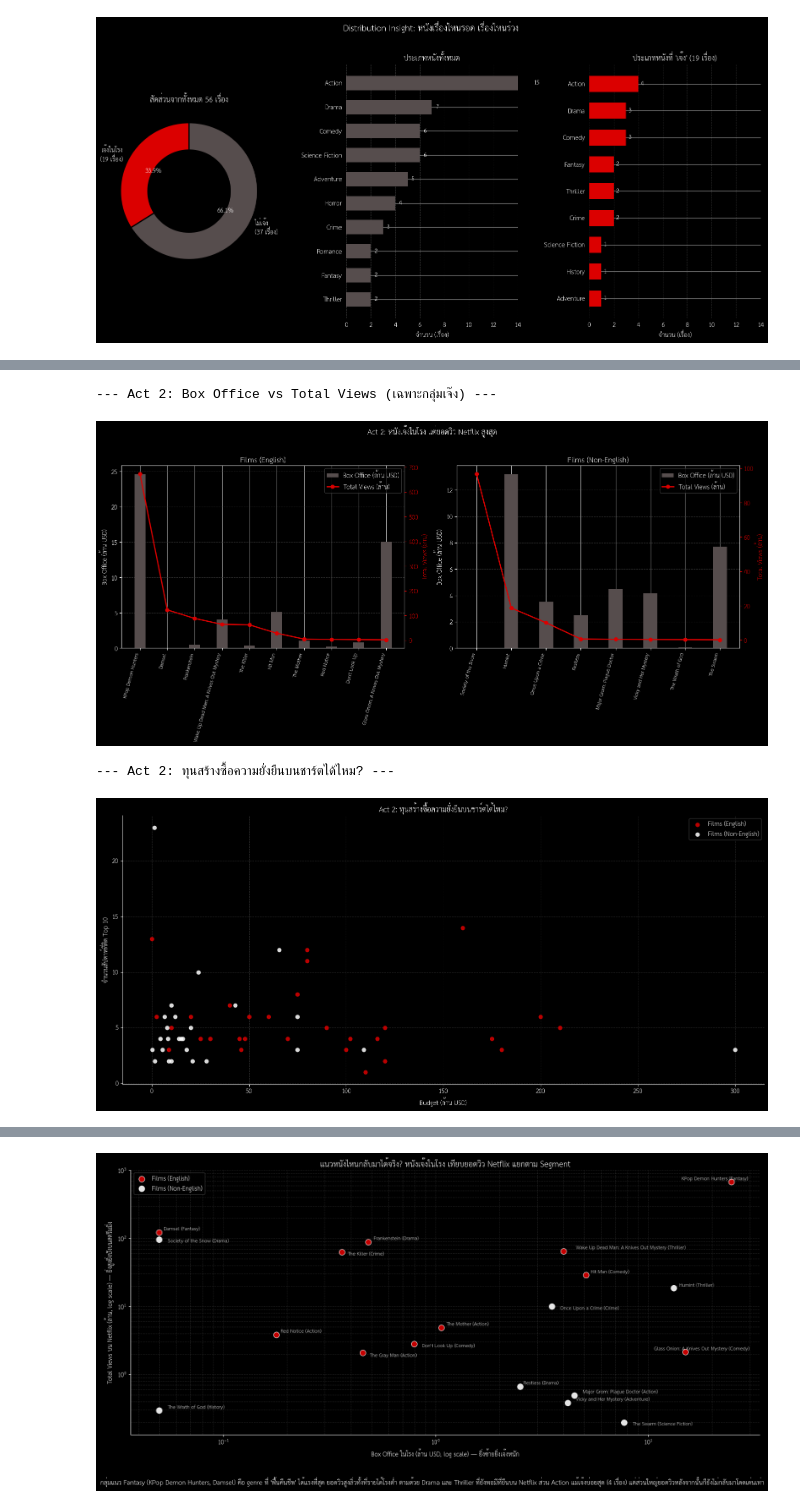
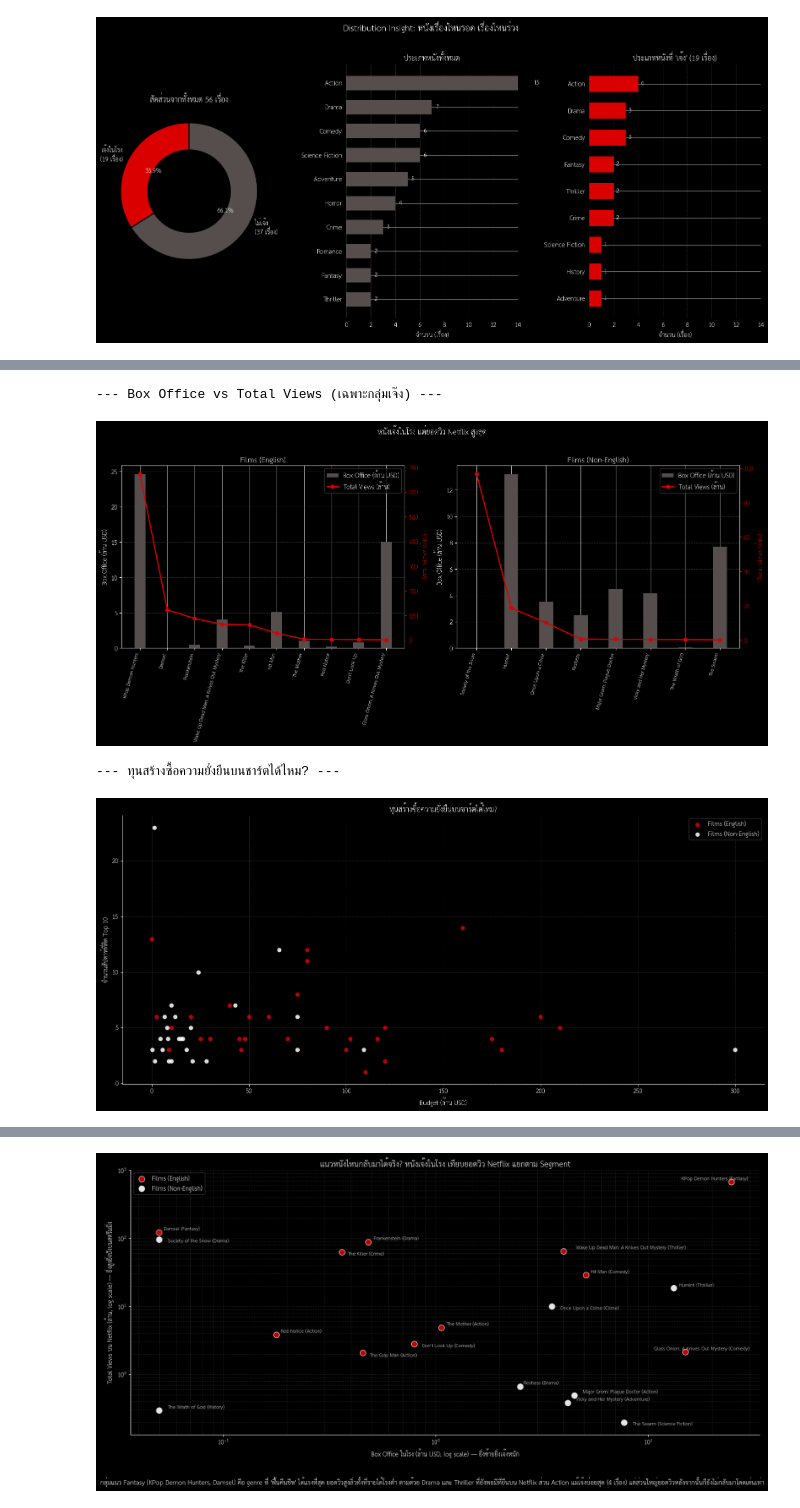
Before and after one commit to tr33yut/-Netflix-, a Jupyter notebook: ์Netflix.ipynb, the cells around one changed output, grey strips where cells are left out. Cells and saved outputs as stored; diff of their text form; code cells hidden in the pictures.

```diff
--- a/์Netflix.ipynb
+++ b/์Netflix.ipynb
@@ -291,6 +291,6 @@ Films (Non-English)                  0.763             0.548
 <Figure size 900x500 with 0 Axes>
 # %%
-print("\n--- Act 2: Box Office vs Total Views (เฉพาะกลุ่มเจ๊ง) ---")
+print("\n---Box Office vs Total Views (เฉพาะกลุ่มเจ๊ง) ---")
 # ปรับขนาดภาพเป็น (16, 7.5) ให้เท่ากันกับกราฟอื่น ๆ
 fig, axes = plt.subplots(1, 2, figsize=(16, 7.5))
 fig.patch.set_facecolor('#000000')
@@ -333,13 +333,13 @@ for ax, s in zip(axes, segments):
 
 axes[0].set_ylabel("Box Office (ล้าน USD)", color=text_color)
 axes[1].set_ylabel("Total Views (ล้าน)", color=text_color)
-fig.suptitle("Act 2: หนังเจ๊งในโรง แต่ยอดวิว Netflix สูงสุด", color=text_color, y=1.02)
+fig.suptitle("หนังเจ๊งในโรง แต่ยอดวิว Netflix สูงสุด", color=text_color, y=1.02)
 fig.tight_layout()
 fig.savefig(f"{OUT_DIR}/act2_boxoffice_vs_views_by_segment.png", dpi=150, facecolor=fig.get_facecolor())
 plt.show()
 plt.close(fig)
 
-print("\n--- Act 2: ทุนสร้างซื้อความยั่งยืนบนชาร์ตได้ไหม? ---")
+print("\n--- ทุนสร้างซื้อความยั่งยืนบนชาร์ตได้ไหม? ---")
 # ปรับขนาดภาพเป็น (16, 7.5) ให้เท่ากันกับกราฟอื่น ๆ
 fig, ax = plt.subplots(figsize=(16, 7.5))
 fig.patch.set_facecolor('#000000')
@@ -354,7 +354,7 @@ for i, s in enumerate(segments):
 
 ax.set_xlabel("Budget (ล้าน USD)", color=text_color)
 ax.set_ylabel("จำนวนสัปดาห์ที่ติด Top 10", color=text_color)
-ax.set_title("Act 2: ทุนสร้างซื้อความยั่งยืนบนชาร์ตได้ไหม?", color=text_color)
+ax.set_title("ทุนสร้างซื้อความยั่งยืนบนชาร์ตได้ไหม?", color=text_color)
 ax.grid(color=line_color, linestyle='--', zorder=0, alpha=0.7)
 ax.spines["bottom"].set_color(text_color)
 ax.spines["left"].set_color(text_color)
@@ -375,5 +375,5 @@ plt.close(fig)
 # %%
-print("\n--- Act 2: Box Office vs Total Views (เฉพาะกลุ่มเจ๊ง) ---")
+print("\n--- Box Office vs Total Views (เฉพาะกลุ่มเจ๊ง) ---")
 # ปรับขนาดภาพเป็น (16, 7.5)
 fig, axes = plt.subplots(1, 2, figsize=(16, 7.5))
 fig.patch.set_facecolor('#000000')
@@ -422,47 +422,47 @@ for ax, s in zip(axes, segments):
     h2, l2 = ax2.get_legend_handles_labels()
     ax2.legend(h1 + h2, l1 + l2, facecolor='#000000', edgecolor=line_color, labelcolor=text_color, loc='upper right')
 
-fig.suptitle("Act 2: หนังเจ๊งในโรง แต่ยอดวิว Netflix สูงสุด", color=text_color, y=1.02)
+fig.suptitle("หนังเจ๊งในโรง แต่ยอดวิว Netflix สูงสุด", color=text_color, y=1.02)
 fig.tight_layout()
 fig.savefig(f"{OUT_DIR}/act2_boxoffice_vs_views_by_segment.png", dpi=150, facecolor=fig.get_facecolor())
 plt.show()
 plt.close(fig)
 
 
-# --- ส่วน Act 2: Scatter Plot (กรองเอา KPop Demon Hunters ออก) ---
-print("\n--- Act 2: ทุนสร้างซื้อความยั่งยืนบนชาร์ตได้ไหม? ---")
+# --- Scatter Plot (กรองเอา KPop Demon Hunters ออก) ---
+print("\n--- ทุนสร้างซื้อความยั่งยืนบนชาร์ตได้ไหม? ---")
 fig, ax = plt.subplots(figsize=(16, 7.5))
 fig.patch.set_facecolor('#000000')
 ax.set_facecolor('#000000')
 scatter_colors = ["#db0000", "#ffffff"]
 
 for i, s in enumerate(segments):
     d = seg_df[s]
     # กรองเอาภาพยนตร์ชื่อ "KPop Demon Hunters" ออก
     d = d[d["show_title"] != "KPop Demon Hunters"]
 
     c = scatter_colors[i % len(scatter_colors)]
     ax.scatter(d["Budget_USD"] / 1e6, d["total_weeks_in_top10"],
                label=s, color=c, alpha=0.85, s=40, zorder=3)
 
 ax.set_xlabel("Budget (ล้าน USD)", color=text_color)
 ax.set_ylabel("จำนวนสัปดาห์ที่ติด Top 10", color=text_color)
-ax.set_title("Act 2: ทุนสร้างซื้อความยั่งยืนบนชาร์ตได้ไหม?", color=text_color)
+ax.set_title("ทุนสร้างซื้อความยั่งยืนบนชาร์ตได้ไหม?", color=text_color)
 ax.grid(color=line_color, linestyle='--', zorder=0, alpha=0.7)
 ax.spines["bottom"].set_color(text_color)
 ax.spines["left"].set_color(text_color)
 ax.spines["top"].set_visible(False)
 ax.spines["right"].set_visible(False)
 ax.tick_params(colors=text_color)
 ax.legend(facecolor='#000000', edgecolor=line_color, labelcolor=text_color)
 
 fig.tight_layout()
 fig.savefig(f"{OUT_DIR}/act2_budget_vs_weeks_by_segment.png", dpi=150, facecolor=fig.get_facecolor())
 plt.show()
 plt.close(fig)
 # %% [output]
---- Act 2: Box Office vs Total Views (เฉพาะกลุ่มเจ๊ง) ---
+--- Box Office vs Total Views (เฉพาะกลุ่มเจ๊ง) ---
-[figure, old version]
+[figure, new version]
---- Act 2: ทุนสร้างซื้อความยั่งยืนบนชาร์ตได้ไหม? ---
+--- ทุนสร้างซื้อความยั่งยืนบนชาร์ตได้ไหม? ---
-[figure, old version]
+[figure, new version]
 # %%
```
Also changed, not shown: parts of 6 cells of this notebook.
